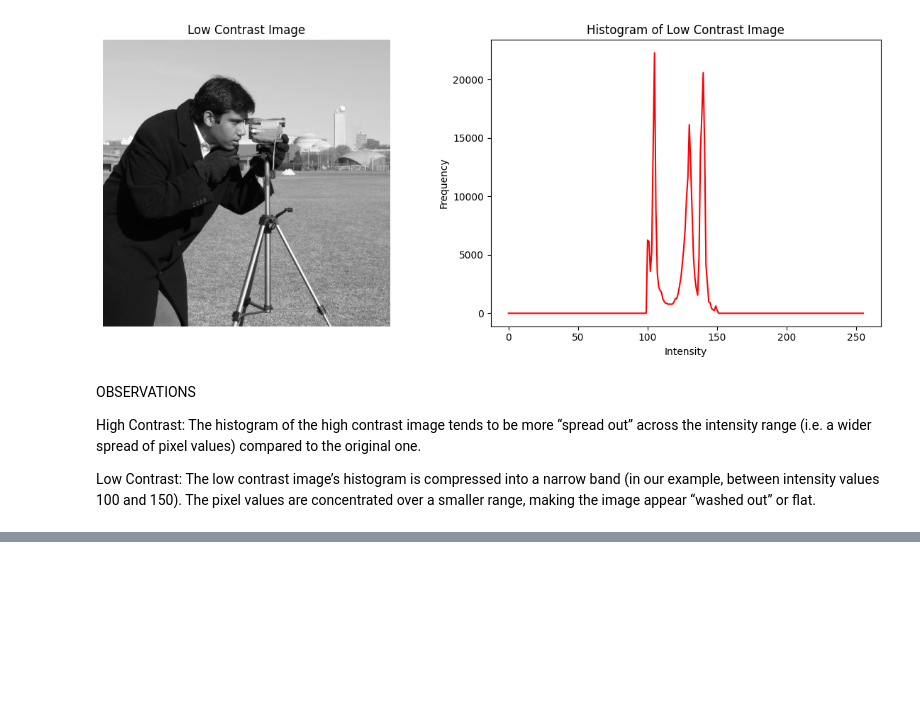
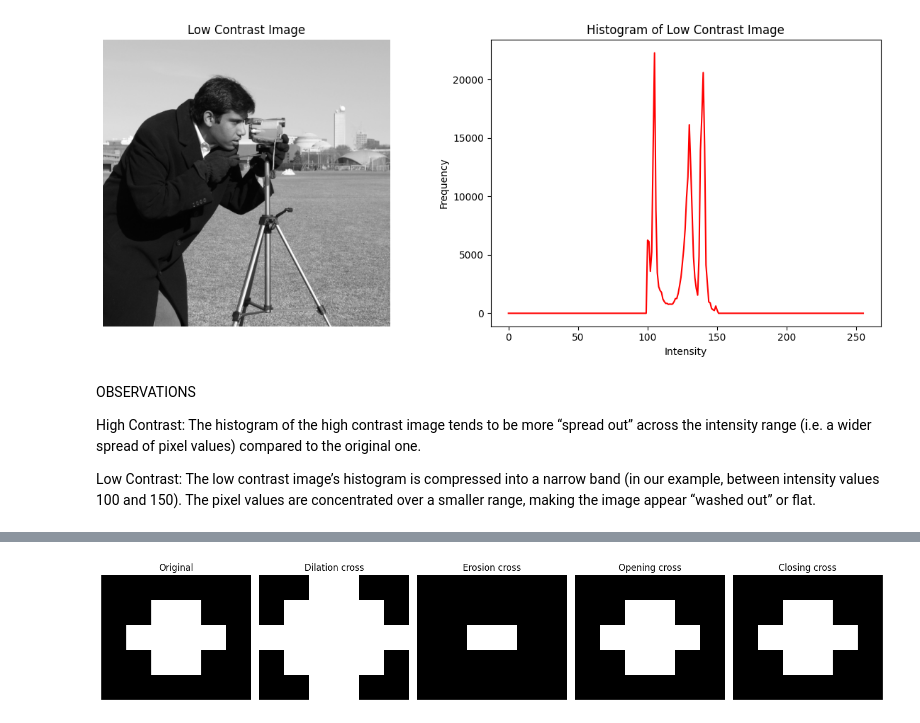
Before and after one commit to winstonkaranja/dip, a Jupyter notebook: cat1.ipynb, the cells around one changed output, grey strips where cells are left out. Cells and saved outputs as stored; diff of their text form; code cells hidden in the pictures; blank space fills up the shorter version.

```diff
--- a/cat1.ipynb
+++ b/cat1.ipynb
@@ -93,0 +156,28 @@ Low Contrast: The low contrast image’s histogram is compressed into a narrow b
+# %%
+# (iii) Creating custom structuring elements and applying morphological operations to images then compare the results.
+
+# Creating custom structuring elements (cross SE)
+custom_kernel = cv2.getStructuringElement(cv2.MORPH_CROSS, (3, 3))
+
+# Applying morphological operations
+dilated_custom = cv2.dilate(img, custom_kernel)
+eroded_custom = cv2.erode(img, custom_kernel)
+opening_custom = cv2.morphologyEx(img, cv2.MORPH_OPEN, custom_kernel)
+closing_custom = cv2.morphologyEx(img, cv2.MORPH_CLOSE, custom_kernel)
+
+
+#Visualisation
+
+titles = ['Original', 'Dilation cross', 'Erosion cross', 'Opening cross', 'Closing cross']
+images = [img, dilated_custom, eroded_custom, opening_custom, closing_custom]
+
+plt.figure(figsize=(15, 3))
+for i in range(5):
+    plt.subplot(1, 5, i + 1)
+    plt.imshow(images[i], cmap='gray')
+    plt.title(titles[i])
+    plt.axis('off')
+plt.tight_layout()
+plt.show()
+# %% [output]
+[figure, added]
```
Also changed, not shown: parts of 6 cells of this notebook.
